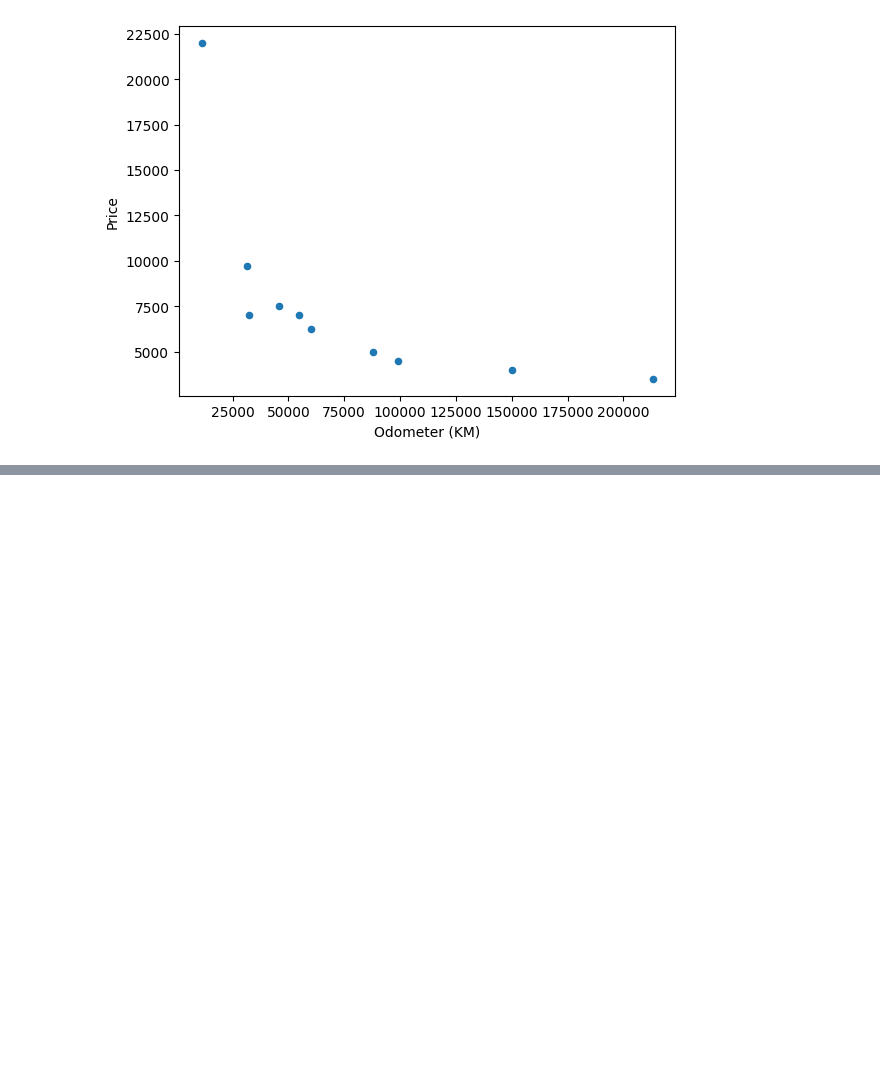
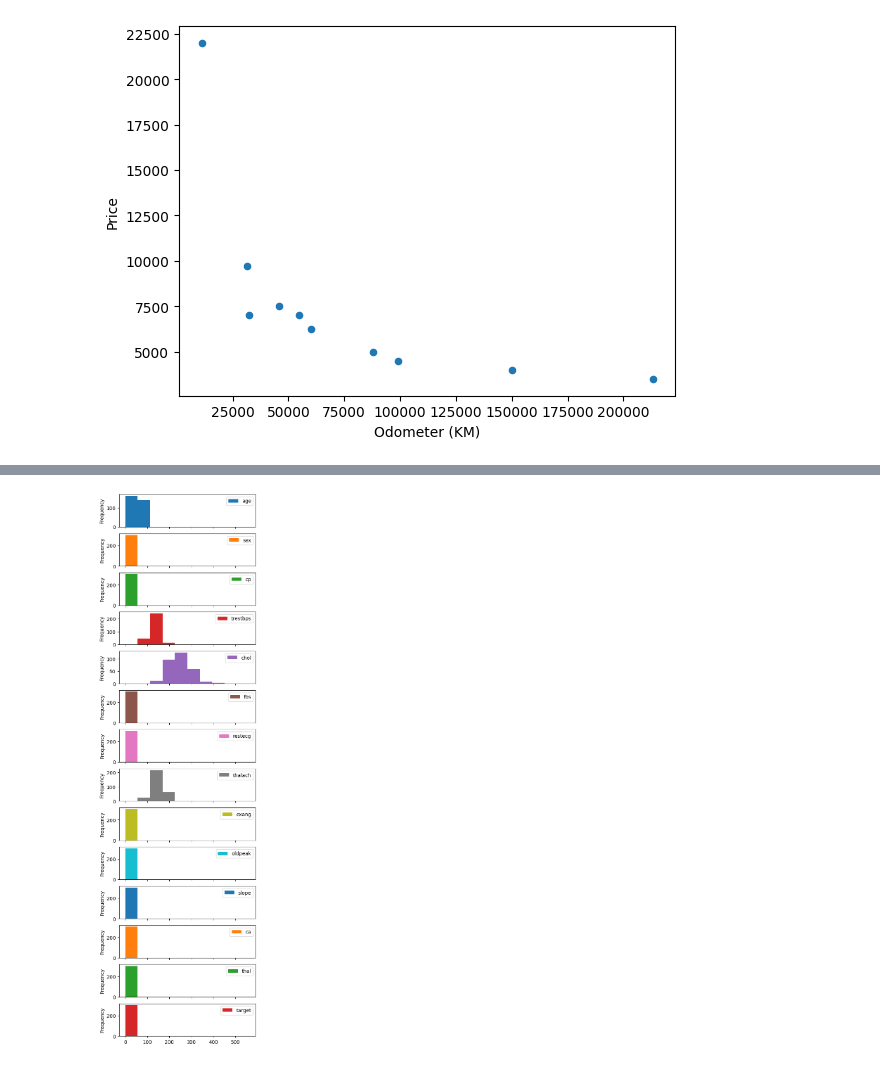
Before and after one commit to devyanshbatra/LINEAR-REGRESSION-MACHINE-LEARNING, a Jupyter notebook: MACHINE_LEARNING_Practice.ipynb, the cells around one changed output, grey strips where cells are left out. Drawn from its saved outputs; the diff is of its cells as text; code cells hidden in the pictures; blank space fills up the shorter version.

```diff
--- a/MACHINE_LEARNING_Practice.ipynb
+++ b/MACHINE_LEARNING_Practice.ipynb
@@ -481,0 +500,4 @@ df.plot(kind="bar")
+# %%
+heart.plot.hist(figsize=(5, 20), subplots=True); # create different types of plots in a smae representation
+# %% [output]
+[figure, added]
```
Also changed, not shown: parts of 10 cells of this notebook.
